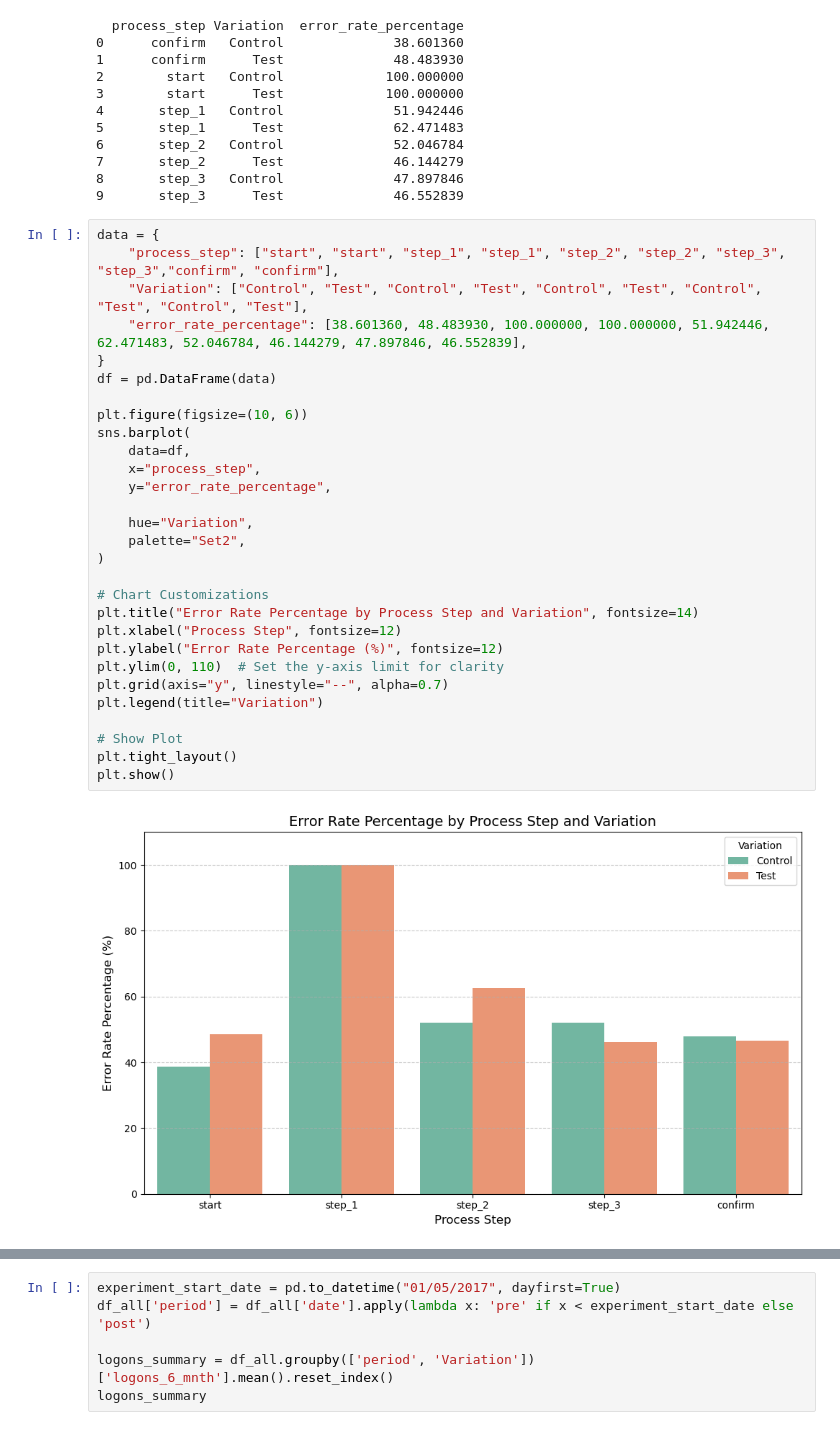
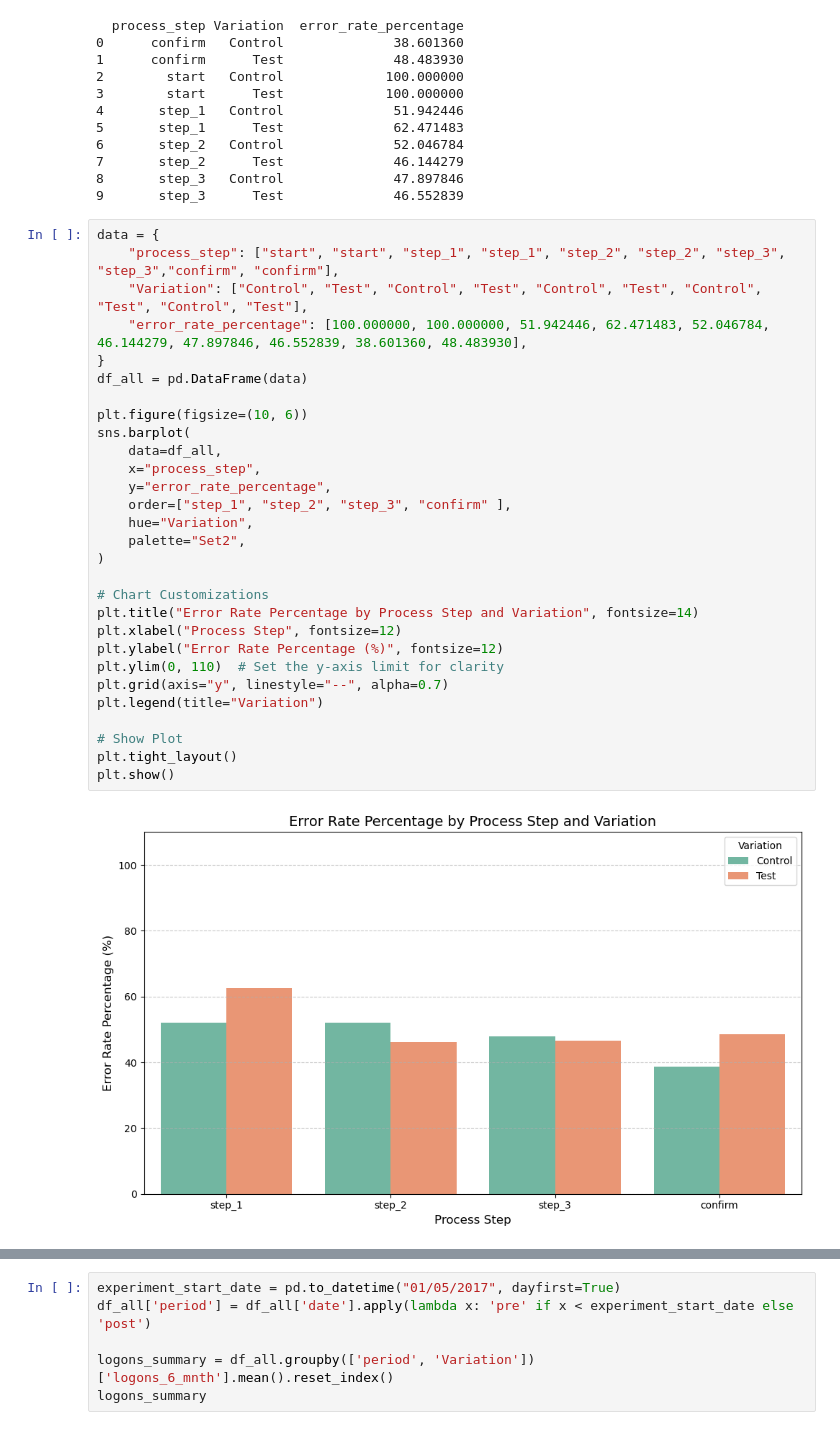
Before and after one commit to Aurelie75FR/Vangard--AB-Test, a Jupyter notebook: notebooks/explo_insights_Aur.ipynb, the cells around one changed output, grey strips where cells are left out. Saved outputs shown, nothing was run; the diff lists cells and outputs as text.

```diff
--- a/notebooks/explo_insights_Aur.ipynb
+++ b/notebooks/explo_insights_Aur.ipynb
@@ -507,31 +683,31 @@ print(error_rate_percentage)
 # %%
 data = {
     "process_step": ["start", "start", "step_1", "step_1", "step_2", "step_2", "step_3", "step_3","confirm", "confirm"],
     "Variation": ["Control", "Test", "Control", "Test", "Control", "Test", "Control", "Test", "Control", "Test"],
-    "error_rate_percentage": [38.601360, 48.483930, 100.000000, 100.000000, 51.942446, 62.471483, 52.046784, 46.144279, 47.897846, 46.552839],
+    "error_rate_percentage": [100.000000, 100.000000, 51.942446, 62.471483, 52.046784, 46.144279, 47.897846, 46.552839, 38.601360, 48.483930],
 }
-df = pd.DataFrame(data)
+df_all = pd.DataFrame(data)
 
 plt.figure(figsize=(10, 6))
 sns.barplot(
-    data=df,
+    data=df_all,
     x="process_step",
     y="error_rate_percentage",
-
+    order=["step_1", "step_2", "step_3", "confirm" ],
     hue="Variation",
     palette="Set2",
 )
 
 # Chart Customizations
 plt.title("Error Rate Percentage by Process Step and Variation", fontsize=14)
 plt.xlabel("Process Step", fontsize=12)
 plt.ylabel("Error Rate Percentage (%)", fontsize=12)
 plt.ylim(0, 110)  # Set the y-axis limit for clarity
 plt.grid(axis="y", linestyle="--", alpha=0.7)
 plt.legend(title="Variation")
 
 # Show Plot
 plt.tight_layout()
 plt.show()
 # %% [output]
-[figure, old version]
+[figure, new version]
```
Also changed, not shown: parts of 29 cells of this notebook.
